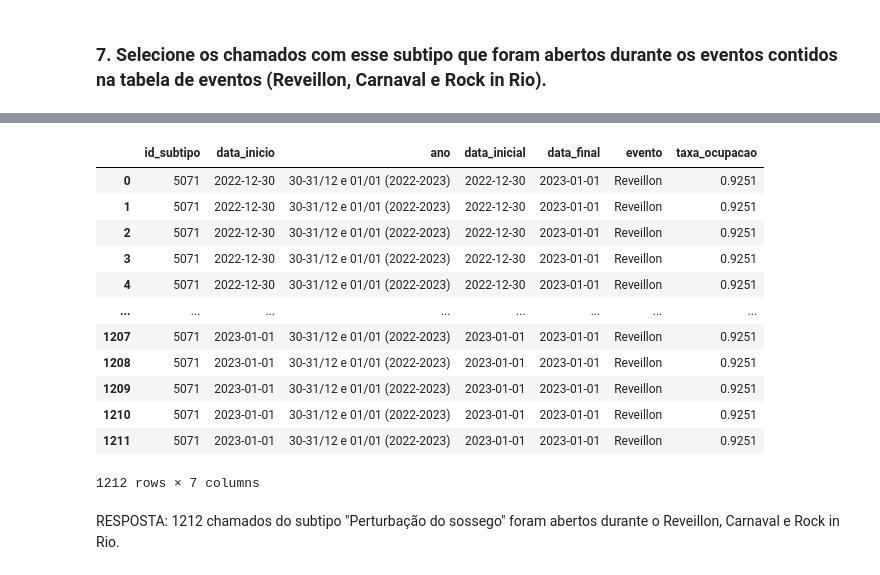
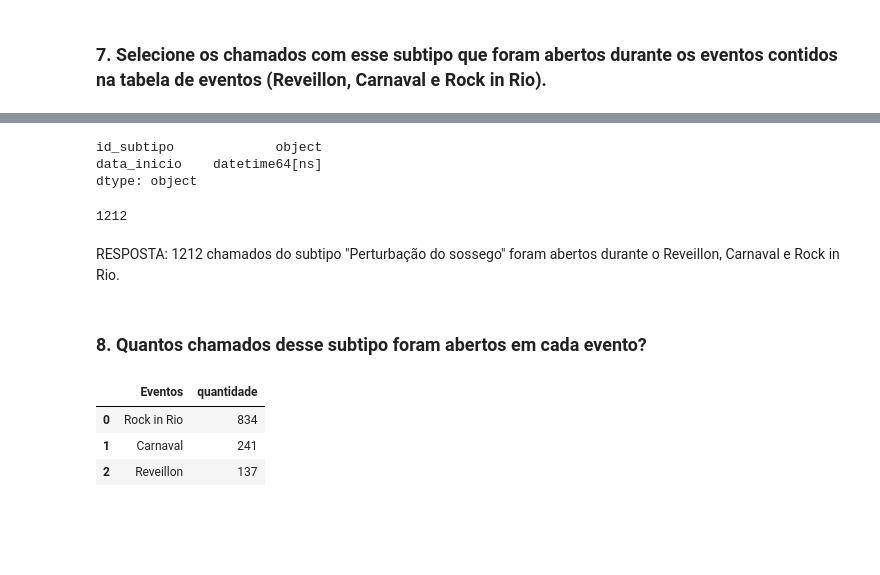
Before and after one commit to ermesonf/emd-desafio-junior-data-scientist, a Jupyter notebook: src/analise_python.ipynb, the cells around one changed output, grey strips where cells are left out. Drawn from its saved outputs; the diff is of its cells as text; code cells hidden in the pictures; blank space fills up the shorter version.

```diff
--- a/src/analise_python.ipynb
+++ b/src/analise_python.ipynb
@@ -147,27 +152,37 @@ df_eventos
+# %%
+# Aqui tive dificuldades para converter as datas, fiz uma cópia dos dfs para preservar os originais.
+# Primeiro extraimos apenas a data de df_ch_2022_2023['data_inicio'], ao converter a variável
+# ficará do tipo object, depois é só converter novamente para to_datetima.
+# len(df_ch_2022_2023)
+# df_ch_2022_2023['data_inicio'] = pd.to_datetime(df_ch_2022_2023['data_inicio']).dt.date
+df_ch_2022_2023['data_inicio'] = pd.to_datetime(df_ch_2022_2023['data_inicio'])
+df_ch_2022_2023.dtypes
+# df_ch_2022_2023.head(5)
+# %% [output]
+id_subtipo             object
+data_inicio    datetime64[ns]
+dtype: object
 # %%
 # Expansão do df_eventos para incluir todas as datas entre 'data_inicial' e 'data_final'
-df_eventos = df_eventos.assign(data_inicial=df_eventos.apply(lambda r:
+df_eventos2 = df_eventos.copy()
+df_eventos2 = df_eventos2.assign(data_inicial=df_eventos2.apply(lambda r:
                                                              pd.date_range(r['data_inicial'],
-                                                                           r['data_final']).tolist(),
-                                                                           axis=1)).explode('data_inicial')
+                                                                           r['data_final']).tolist(),axis=1)).explode('data_inicial')
 
 # Fazendo o merge interno de df_chamados_2022_2023 e df_eventos
-df = pd.merge(df_chamados_2022_2023, df_eventos, left_on='data_inicio',
+df = pd.merge(df_ch_2022_2023, df_eventos2, left_on='data_inicio',
                right_on='data_inicial', how='inner')
-df
+len(df)
 # %% [output]
-|  | id_subtipo | data_inicio | ano | data_inicial | data_final | evento | taxa_ocupacao |
-| 0 | 5071 | 2022-12-30 | 30-31/12 e 01/01 (2022-2023) | 2022-12-30 | 2023-01-01 | Reveillon | 0.9251 |
-| 1 | 5071 | 2022-12-30 | 30-31/12 e 01/01 (2022-2023) | 2022-12-30 | 2023-01-01 | Reveillon | 0.9251 |
-| 2 | 5071 | 2022-12-30 | 30-31/12 e 01/01 (2022-2023) | 2022-12-30 | 2023-01-01 | Reveillon | 0.9251 |
-| 3 | 5071 | 2022-12-30 | 30-31/12 e 01/01 (2022-2023) | 2022-12-30 | 2023-01-01 | Reveillon | 0.9251 |
-| 4 | 5071 | 2022-12-30 | 30-31/12 e 01/01 (2022-2023) | 2022-12-30 | 2023-01-01 | Reveillon | 0.9251 |
-| ... | ... | ... | ... | ... | ... | ... | ... |
-| 1207 | 5071 | 2023-01-01 | 30-31/12 e 01/01 (2022-2023) | 2023-01-01 | 2023-01-01 | Reveillon | 0.9251 |
-| 1208 | 5071 | 2023-01-01 | 30-31/12 e 01/01 (2022-2023) | 2023-01-01 | 2023-01-01 | Reveillon | 0.9251 |
-| 1209 | 5071 | 2023-01-01 | 30-31/12 e 01/01 (2022-2023) | 2023-01-01 | 2023-01-01 | Reveillon | 0.9251 |
-| 1210 | 5071 | 2023-01-01 | 30-31/12 e 01/01 (2022-2023) | 2023-01-01 | 2023-01-01 | Reveillon | 0.9251 |
-| 1211 | 5071 | 2023-01-01 | 30-31/12 e 01/01 (2022-2023) | 2023-01-01 | 2023-01-01 | Reveillon | 0.9251 |
-1212 rows × 7 columns
+1212
 # %% [markdown]
 RESPOSTA: 1212 chamados do subtipo "Perturbação do sossego" foram abertos durante o Reveillon, Carnaval e Rock in Rio.
+# %% [markdown]
+### 8. Quantos chamados desse subtipo foram abertos em cada evento?
+# %%
+df['evento'].value_counts().rename_axis('Eventos').reset_index(name='quantidade')
+# %% [output]
+|  | Eventos | quantidade |
+| 0 | Rock in Rio | 834 |
+| 1 | Carnaval | 241 |
+| 2 | Reveillon | 137 |
```
Also changed, not shown: parts of 11 cells of this notebook, 1 other file.
